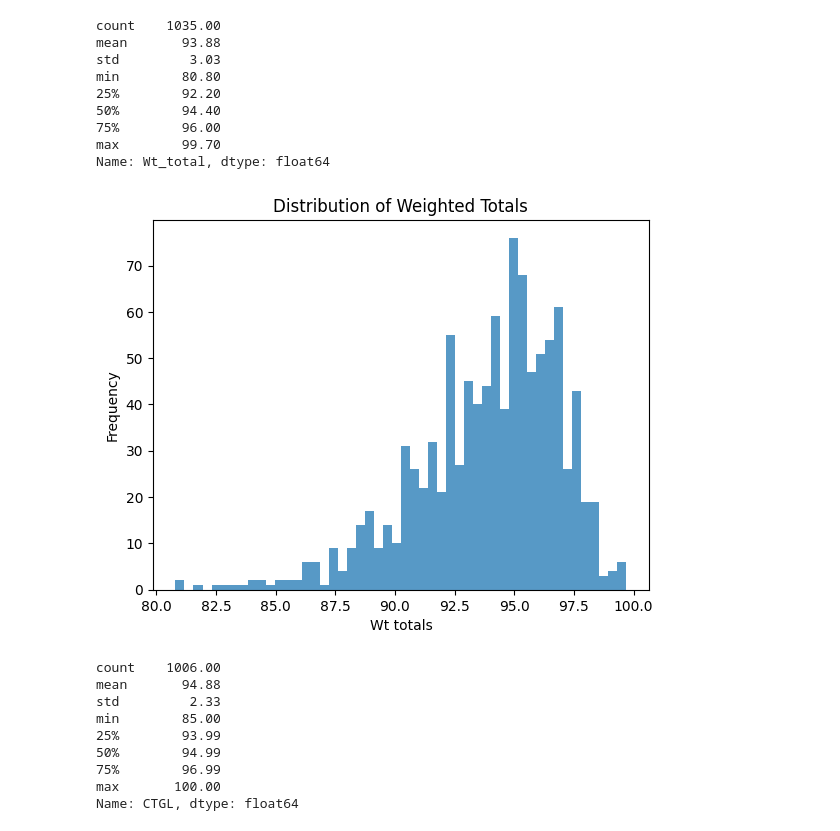
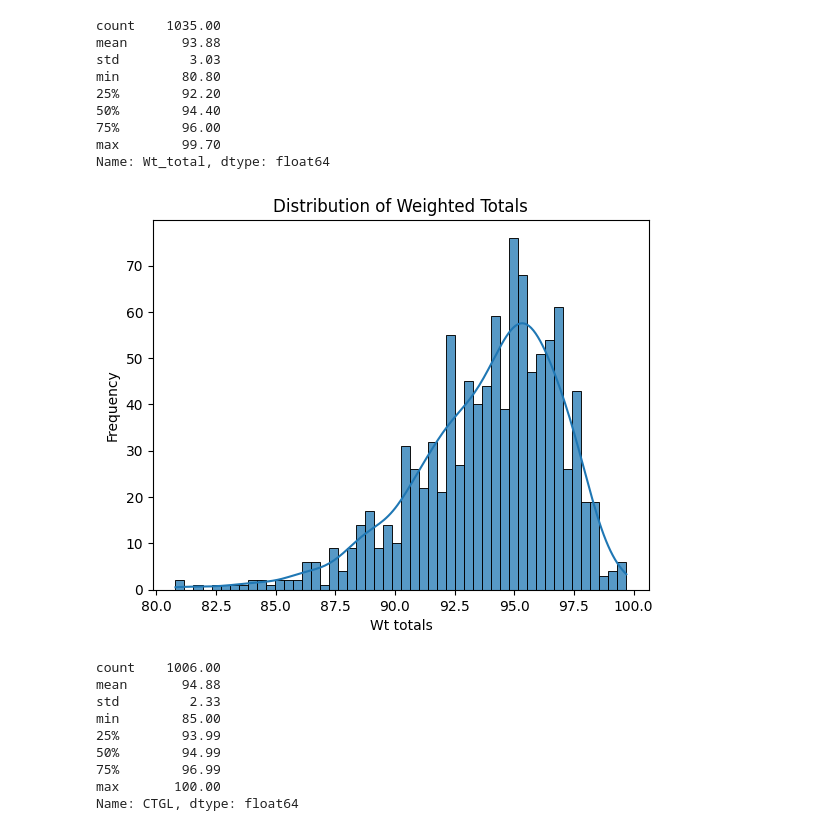
Before and after one commit to JBtallgrass/M200, a Jupyter notebook: M200_analysis.ipynb, the cells around one changed output. Cells and saved outputs as stored; diff of their text form; code cells hidden in the pictures.

Commit message:
figure for viz

```diff
--- a/M200_analysis.ipynb
+++ b/M200_analysis.ipynb
@@ -147,18 +154,18 @@ max        99.70
 Name: Wt_total, dtype: float64
 # %%
 # Assuming 'm200_df' is your DataFrame and 'CTGL' is the column you're interested in
-plt.hist(m200_df['Wt_total'].dropna(), bins=50, alpha=0.75)
+sns.histplot(m200_df['Wt_total'].dropna(),kde=True, bins=50, alpha=0.75)
 plt.title('Distribution of Weighted Totals')
 plt.xlabel('Wt totals')
 plt.ylabel('Frequency')
 
 # Save the figure
 plt.savefig('figure/m200_df_wt_ttl.png', dpi=300)  # Saves the plot as a PNG file with 300 DPI
 
 # Show the plot
 plt.show()
 # %% [output]
-[figure, old version]
+[figure, new version]
 # %%
 pd.set_option('display.precision', 2)
 
```
Also changed, not shown: parts of 24 cells of this notebook, 13 other files.
